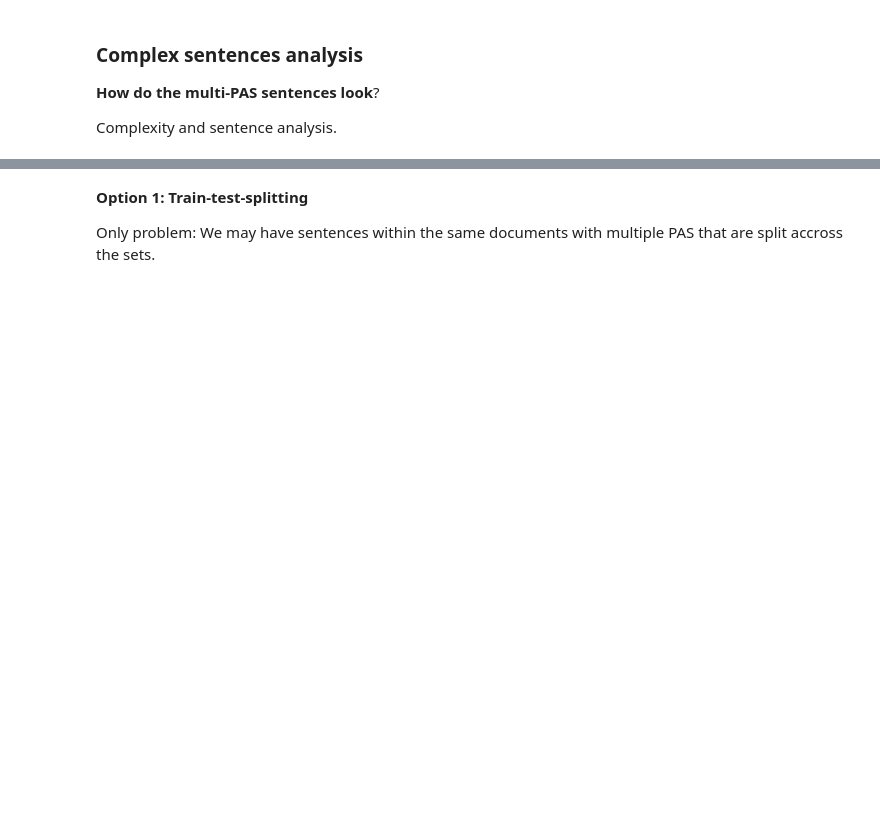
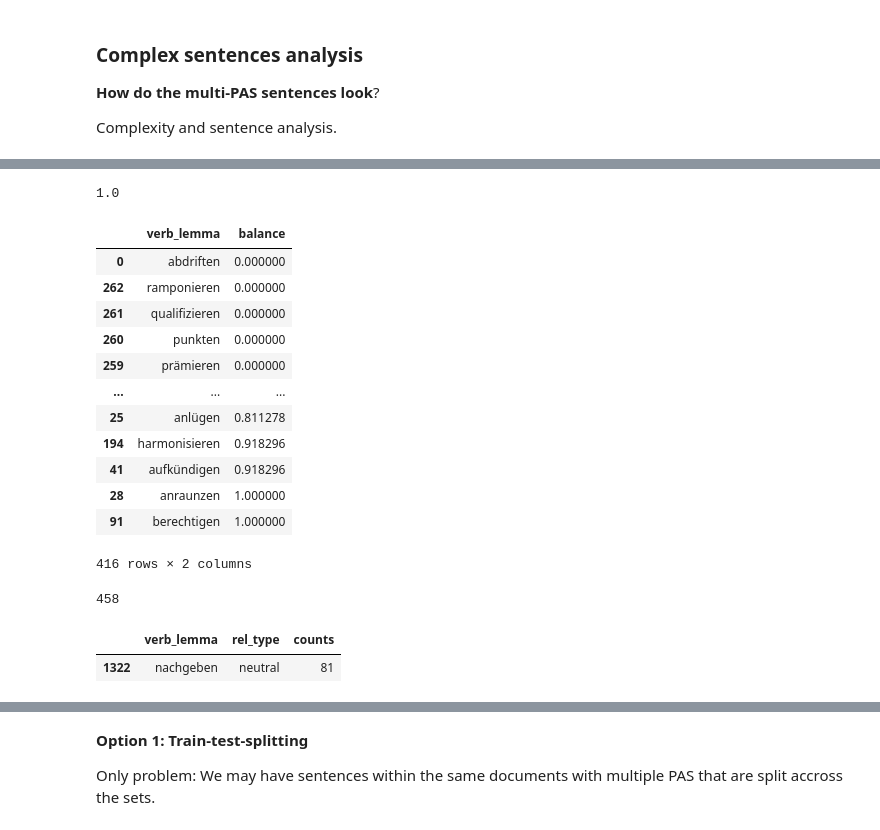
Before and after one commit to mystreamer/nb_ba, a Jupyter notebook: TrainTestSplit/TrainTestSplit.ipynb, the cells around one changed output, grey strips where cells are left out. Drawn from its saved outputs; the diff is of its cells as text; code cells hidden in the pictures; blank space fills up the shorter version.

```diff
--- a/TrainTestSplit/TrainTestSplit.ipynb
+++ b/TrainTestSplit/TrainTestSplit.ipynb
@@ -69 +88,4 @@ pro        89673
 Name: rel_type, dtype: int64
+# %%
+df = df.reset_index(level=0, drop=True)
+df.rel_type.value_counts()
@@ -123,0 +147,64 @@ Series([], Name: rel_type, dtype: int64)
+# %%
+def balance(seq):
+    """
+        Provides a measure of balancedness.
+        input: sequence of class counts
+        0 means unbalanced, which is better! more agreement!
+        1 means balanced
+    """
+    from collections import Counter
+    from numpy import log
+
+    # define this as a high agreement
+    if len(seq) == 1:
+        # we'll define a single class as highly unbalanced
+        return 0.0
+
+    # n = len(seq)
+    n = sum(seq)
+    # classes = [(clas,float(count)) for clas,count in Counter(seq).items()]
+    k = len(seq)
+
+    H = -sum([ (count/n) * log((count/n)) for clas,count in enumerate(seq)]) #shannon entropy
+    return H/(log(k))
+# %%
+balance([500, 500])
+# %% [output]
+1.0
+# %%
+df_mixing = df.copy(deep=True)
+df_mixing
+df_mixing = df_mixing.groupby(["verb_lemma", "rel_type"]).size().reset_index(name="counts")
+df_mixing = df_mixing.groupby(["verb_lemma"]).apply(lambda x: balance(x["counts"].to_list())).reset_index(name="balance").dropna()
+df_mixing.sort_values("balance")
+# df_mixing[df_mixing["verb_lemma"] == "verübeln"]
+# %% [output]
+|  | verb_lemma | balance |
+| 0 | abdriften | 0.000000 |
+| 262 | ramponieren | 0.000000 |
+| 261 | qualifizieren | 0.000000 |
+| 260 | punkten | 0.000000 |
+| 259 | prämieren | 0.000000 |
+| ... | ... | ... |
+| 25 | anlügen | 0.811278 |
+| 194 | harmonisieren | 0.918296 |
+| 41 | aufkündigen | 0.918296 |
+| 28 | anraunzen | 1.000000 |
+| 91 | berechtigen | 1.000000 |
+416 rows × 2 columns
+# %%
+# what is the distribution of the balancedness?
+df_mixing.balance.value_counts()
+# get all verbs with balance 0.0
+agreeable_verbs = df_mixing[df_mixing["balance"] <= .3]["verb_lemma"].to_list()
+len(agreeable_verbs)
+# %% [output]
+458
+# %%
+# what is the distribution of verbs and their agreement
+df_analysis = df.copy(deep=True)
+df_analysis = df_analysis.groupby(["verb_lemma", "rel_type"]).size().reset_index(name="counts")
+df_analysis[df_analysis["verb_lemma"] == "nachgeben"]
+# %% [output]
+|  | verb_lemma | rel_type | counts |
+| 1322 | nachgeben | neutral | 81 |
```
Also changed, not shown: parts of 20 cells of this notebook.
